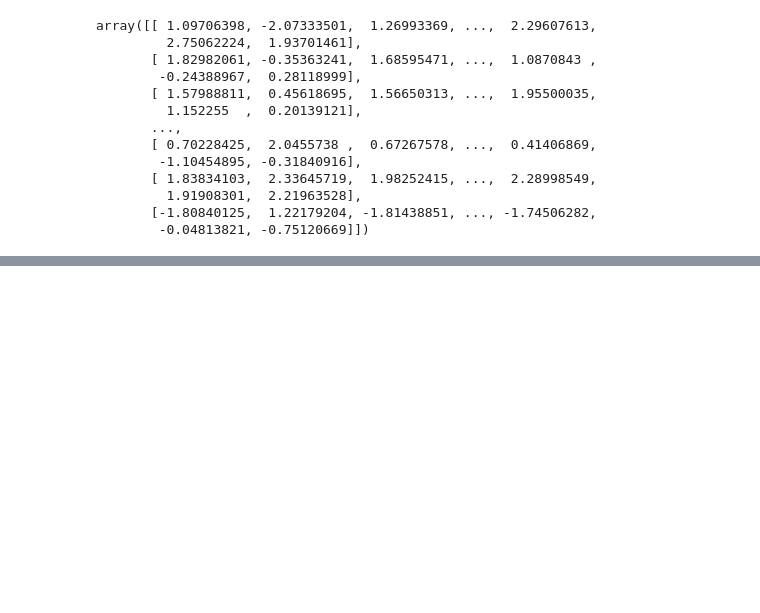
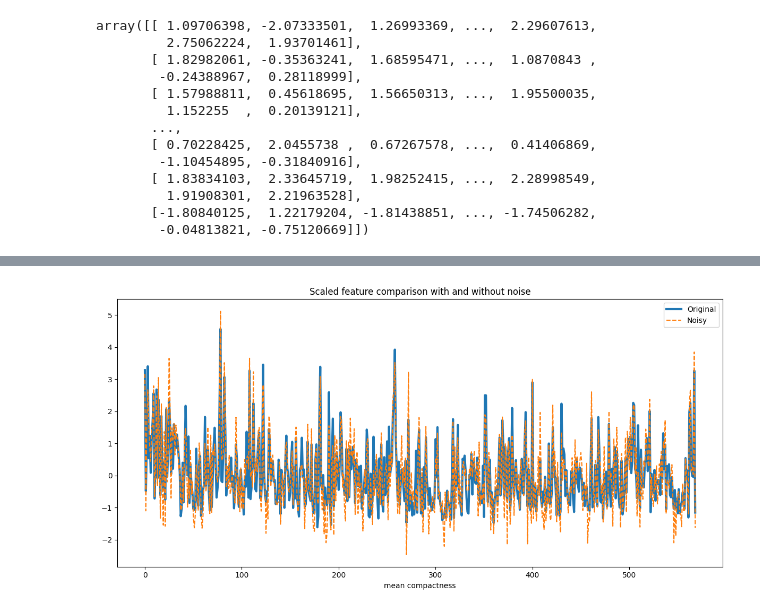
Before and after one commit to Helia-Karisani/evaluating-classification-models, a Jupyter notebook: evaluating-classification-models.ipynb, the cells around one changed output, grey strips where cells are left out. Cells and saved outputs as stored; diff of their text form; code cells hidden in the pictures; blank space fills up the shorter version.

```diff
--- a/evaluating-classification-models.ipynb
+++ b/evaluating-classification-models.ipynb
@@ -83,0 +129,12 @@ df_noisy = pd.DataFrame(X_noisy, columns=feature_names)
+# %%
+# plotting both together
+plt.figure(figsize=(12, 6))
+plt.plot(df[feature_names[5]], label='Original',lw=3)
+plt.plot(df_noisy[feature_names[5]], '--',label='Noisy',)
+plt.title('Scaled feature comparison with and without noise')
+plt.xlabel(feature_names[5])
+plt.legend()
+plt.tight_layout()
+plt.show()
+# %% [output]
+[figure, added]
```
Also changed, not shown: parts of 4 cells of this notebook.
